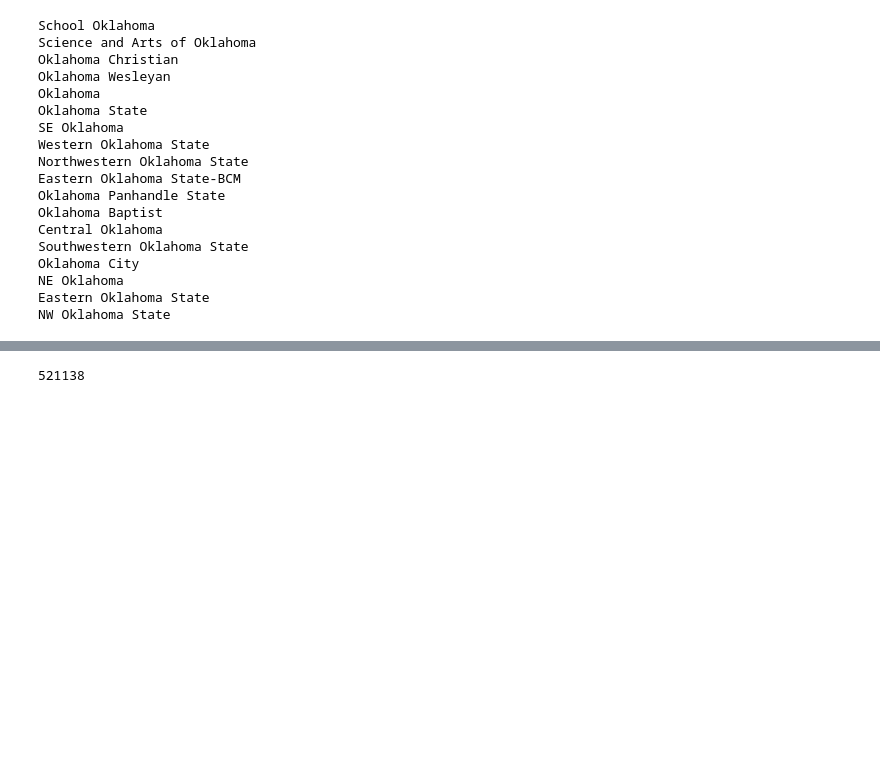
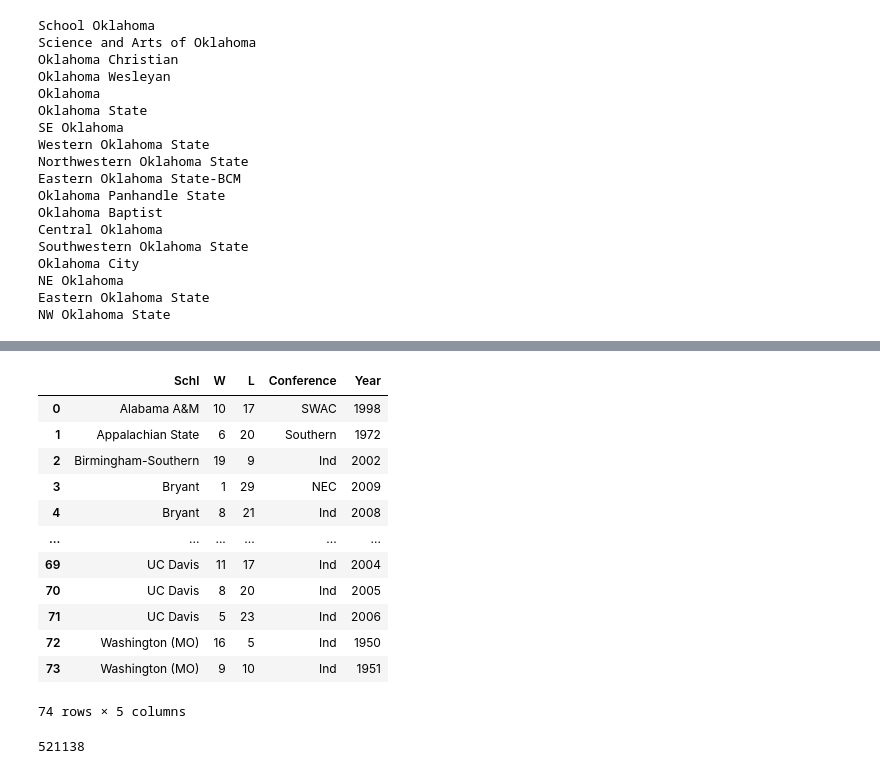
Before and after one commit to easella/ncaabelos, a Jupyter notebook: ncaab-for-free.ipynb, the cells around one changed output, grey strips where cells are left out. Saved outputs shown, nothing was run; the diff lists cells and outputs as text; code cells hidden in the pictures; blank space fills up the shorter version.

```diff
--- a/ncaab-for-free.ipynb
+++ b/ncaab-for-free.ipynb
@@ -1872,3 +1890,19 @@ df22[df22.Schl=='Western Ontario']
+# %%
+standings.Schl.unique()
+# %% [output]
+|  | Schl | W | L | Conference | Year |
+| 0 | Alabama A&M | 10 | 17 | SWAC | 1998 |
+| 1 | Appalachian State | 6 | 20 | Southern | 1972 |
+| 2 | Birmingham-Southern | 19 | 9 | Ind | 2002 |
+| 3 | Bryant | 1 | 29 | NEC | 2009 |
+| 4 | Bryant | 8 | 21 | Ind | 2008 |
+| ... | ... | ... | ... | ... | ... |
+| 69 | UC Davis | 11 | 17 | Ind | 2004 |
+| 70 | UC Davis | 8 | 20 | Ind | 2005 |
+| 71 | UC Davis | 5 | 23 | Ind | 2006 |
+| 72 | Washington (MO) | 16 | 5 | Ind | 1950 |
+| 73 | Washington (MO) | 9 | 10 | Ind | 1951 |
+74 rows × 5 columns
 # %%
 nump=df22.to_numpy()
 names=set()
```
Also changed, not shown: parts of 9 cells of this notebook.
